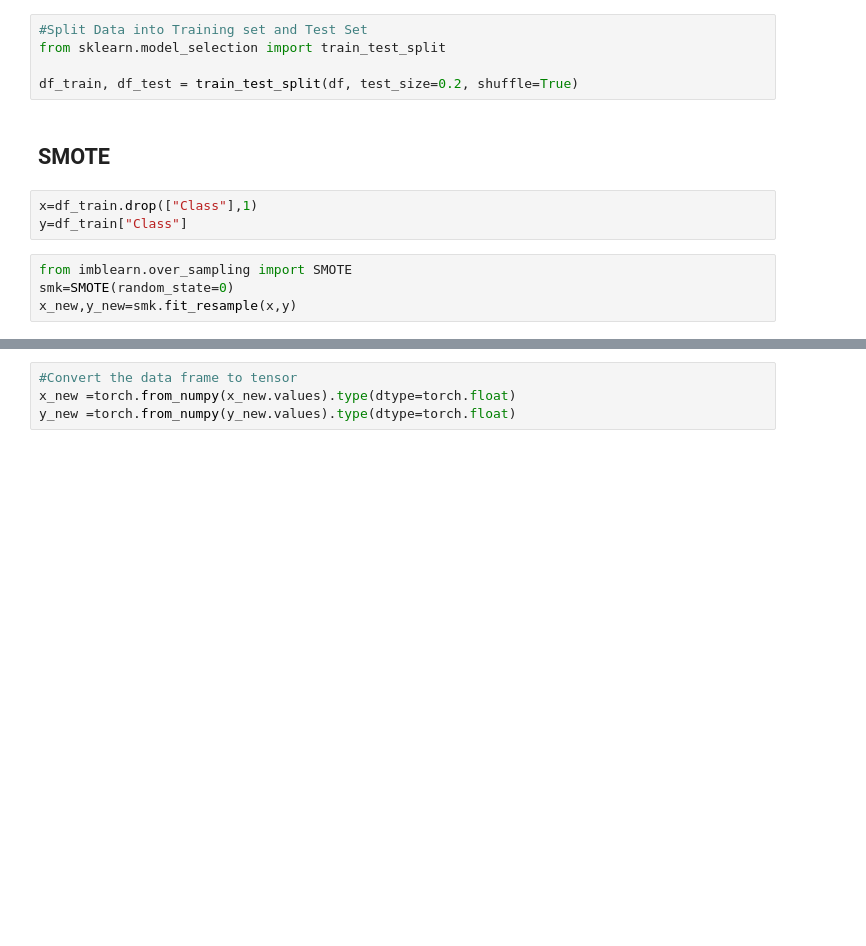
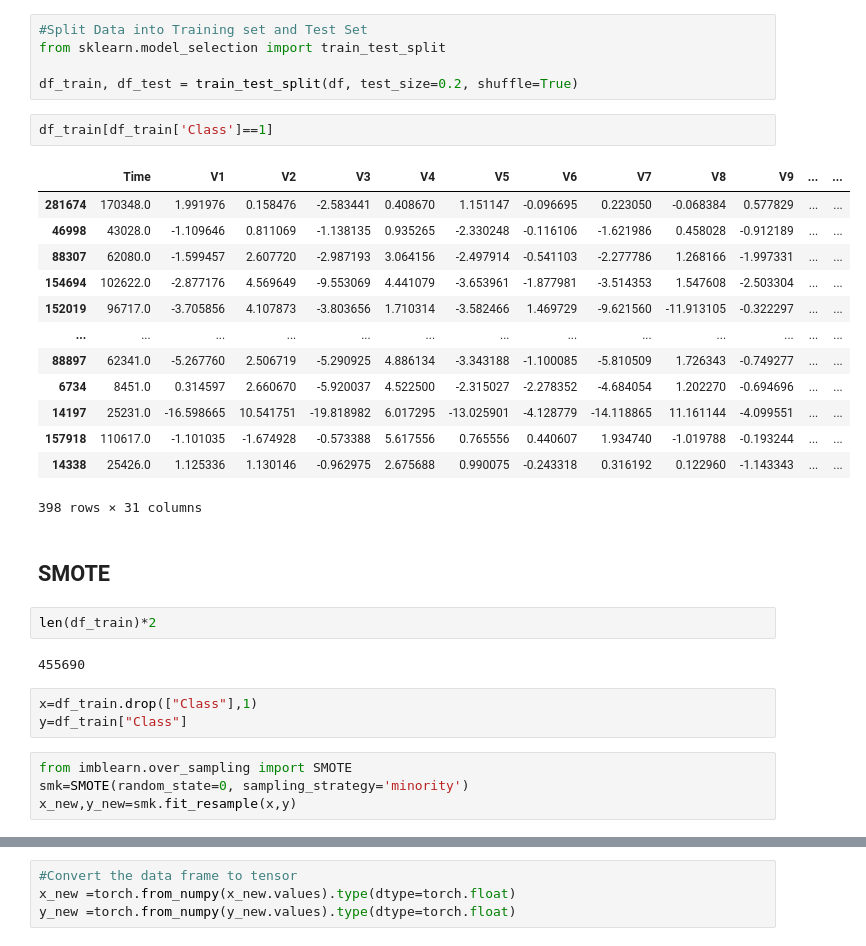
Before and after one commit to SalehMehrabani/Deep-Learning, a Jupyter notebook: NN7.ipynb, the cells around one changed output, grey strips where cells are left out. Cells and saved outputs as stored; diff of their text form; blank space fills up the shorter version.

```diff
--- a/NN7.ipynb
+++ b/NN7.ipynb
@@ -114,14 +114,34 @@ plt.show()
 from sklearn.model_selection import train_test_split
 
 df_train, df_test = train_test_split(df, test_size=0.2, shuffle=True)
+# %%
+df_train[df_train['Class']==1]
+# %% [output]
+|  | Time | V1 | V2 | V3 | V4 | V5 | V6 | V7 | V8 | V9 | ... | ... |
+| 281674 | 170348.0 | 1.991976 | 0.158476 | -2.583441 | 0.408670 | 1.151147 | -0.096695 | 0.223050 | -0.068384 | 0.577829 | ... | ... |
+| 46998 | 43028.0 | -1.109646 | 0.811069 | -1.138135 | 0.935265 | -2.330248 | -0.116106 | -1.621986 | 0.458028 | -0.912189 | ... | ... |
+| 88307 | 62080.0 | -1.599457 | 2.607720 | -2.987193 | 3.064156 | -2.497914 | -0.541103 | -2.277786 | 1.268166 | -1.997331 | ... | ... |
+| 154694 | 102622.0 | -2.877176 | 4.569649 | -9.553069 | 4.441079 | -3.653961 | -1.877981 | -3.514353 | 1.547608 | -2.503304 | ... | ... |
+| 152019 | 96717.0 | -3.705856 | 4.107873 | -3.803656 | 1.710314 | -3.582466 | 1.469729 | -9.621560 | -11.913105 | -0.322297 | ... | ... |
+| ... | ... | ... | ... | ... | ... | ... | ... | ... | ... | ... | ... | ... |
+| 88897 | 62341.0 | -5.267760 | 2.506719 | -5.290925 | 4.886134 | -3.343188 | -1.100085 | -5.810509 | 1.726343 | -0.749277 | ... | ... |
+| 6734 | 8451.0 | 0.314597 | 2.660670 | -5.920037 | 4.522500 | -2.315027 | -2.278352 | -4.684054 | 1.202270 | -0.694696 | ... | ... |
+| 14197 | 25231.0 | -16.598665 | 10.541751 | -19.818982 | 6.017295 | -13.025901 | -4.128779 | -14.118865 | 11.161144 | -4.099551 | ... | ... |
+| 157918 | 110617.0 | -1.101035 | -1.674928 | -0.573388 | 5.617556 | 0.765556 | 0.440607 | 1.934740 | -1.019788 | -0.193244 | ... | ... |
+| 14338 | 25426.0 | 1.125336 | 1.130146 | -0.962975 | 2.675688 | 0.990075 | -0.243318 | 0.316192 | 0.122960 | -1.143343 | ... | ... |
+398 rows × 31 columns
 # %% [markdown]
 ## SMOTE
+# %%
+len(df_train)*2
+# %% [output]
+455690
 # %%
 x=df_train.drop(["Class"],1)
 y=df_train["Class"]
 # %%
 from imblearn.over_sampling import SMOTE
-smk=SMOTE(random_state=0)
+smk=SMOTE(random_state=0, sampling_strategy='minority')
 x_new,y_new=smk.fit_resample(x,y)
 # %%
 x_new.shape, y_new.shape
```
Also changed, not shown: parts of 6 cells of this notebook.
